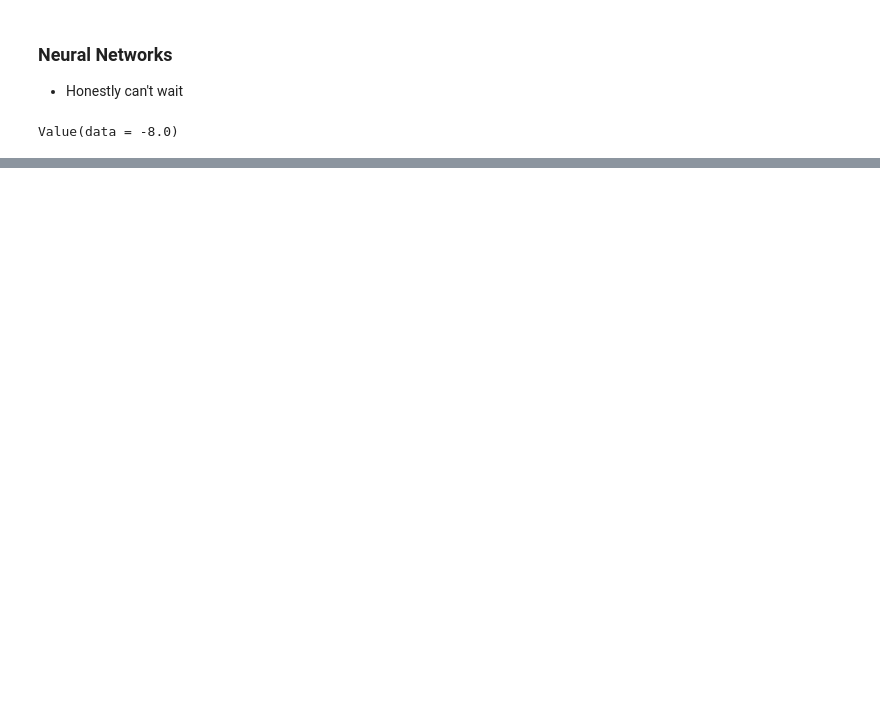
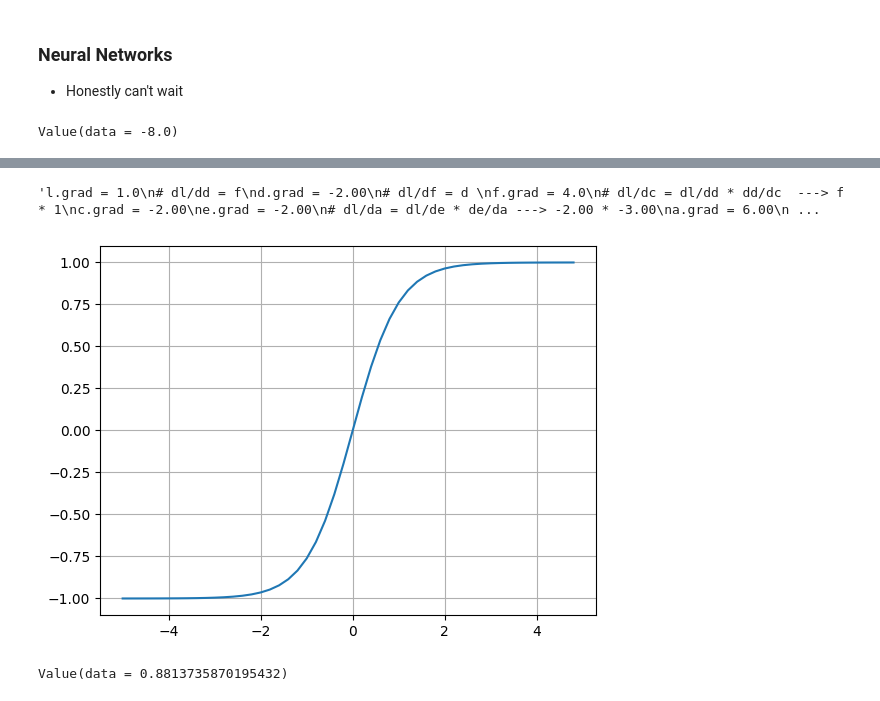
Before and after one commit to davidxml/micrograd_from_scratch, a Jupyter notebook: micrograd.ipynb, the cells around one changed output, grey strips where cells are left out. Saved outputs shown, nothing was run; the diff lists cells and outputs as text; code cells hidden in the pictures; blank space fills up the shorter version.

```diff
--- a/micrograd.ipynb
+++ b/micrograd.ipynb
@@ -120,0 +189,20 @@ trace(d)
+# %%
+"""l.grad = 1.0
+# dl/dd = f
+d.grad = -2.00
+# dl/df = d
+f.grad = 4.0
+# dl/dc = dl/dd * dd/dc  ---> f * 1
+c.grad = -2.00
+e.grad = -2.00
+# dl/da = dl/de * de/da ---> -2.00 * -3.00
+a.grad = 6.00
+# dl/db = dl/de * de/db  ---> -2.00 * 2.00
+b.grad = -4.00
+"""
+# %% [output]
+'l.grad = 1.0\n# dl/dd = f\nd.grad = -2.00\n# dl/df = d \nf.grad = 4.0\n# dl/dc = dl/dd * dd/dc  ---> f * 1\nc.grad = -2.00\ne.grad = -2.00\n# dl/da = dl/de * de/da ---> -2.00 * -3.00\na.grad = 6.00\n ...
+# %%
+plt.plot(np.arange(-5,5,0.2), np.tanh(np.arange(-5,5,0.2))); plt.grid();
+# %% [output]
+[figure, added]
@@ -120,0 +251,4 @@ trace(d)
+# %%
+print(n)
+# %% [output]
+Value(data = 0.8813735870195432)
```
Also changed, not shown: parts of 22 cells of this notebook.
